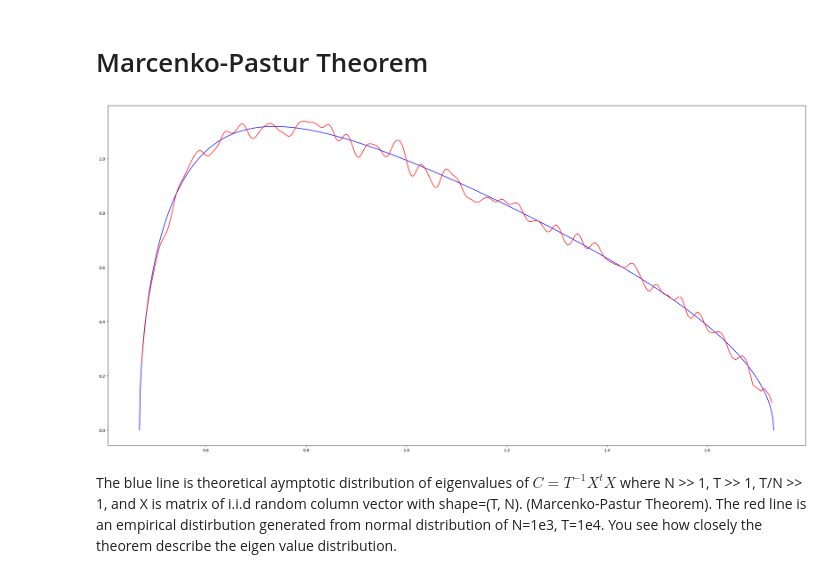
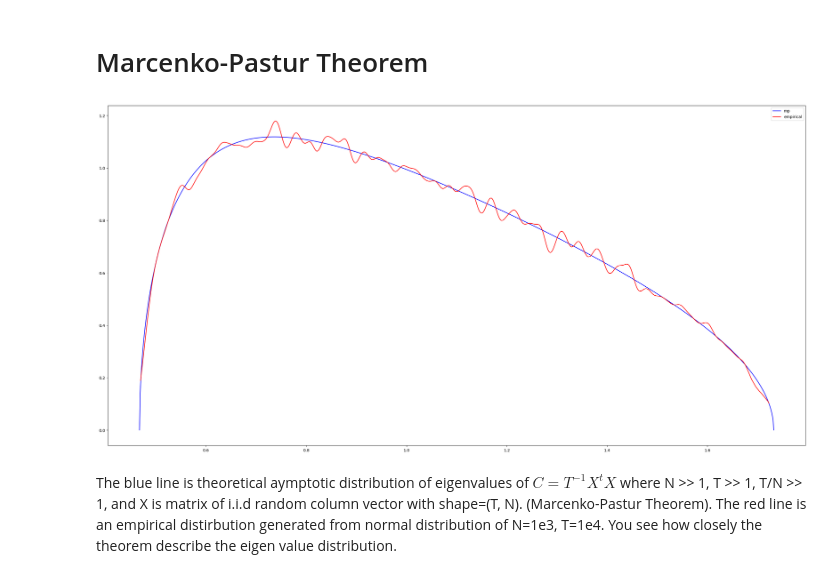
Before and after one commit to jjakimoto/finance_ml, a Jupyter notebook: MLAssetManagers/2. Denoising and Detoning.ipynb, the cells around one changed output. Cells and saved outputs as stored; diff of their text form; code cells hidden in the pictures.

```diff
--- a/MachineLearningForAssetManagers/2. Denoising and Detoning.ipynb
+++ b/MLAssetManagers/2. Denoising and Detoning.ipynb
@@ -10,16 +10,17 @@ import pandas as pd
 # %%
 from finance_ml.denoising import getPCA, mp_pdf, fitKDE
 
 T = 10000
 N = 1000
 x = np.random.normal(size=(T, N))
 e_val0, e_vec0 = getPCA(np.corrcoef(x, rowvar=0))
 pdf0 = mp_pdf(1., q=x.shape[0]/float(x.shape[1]), pts=1000)
 pdf1 = fitKDE(np.diag(e_val0), bwidth=0.01)
-plt.plot(pdf0, color='b');
-plt.plot(pdf1, color='r');
+plt.plot(pdf0, color='b', label='mp');
+plt.plot(pdf1, color='r', label='empirical');
+plt.legend();
 # %% [output]
-[figure, old version]
+[figure, new version]
 # %% [markdown]
 The blue line is theoretical aymptotic distribution of eigenvalues of $C=T^{-1} X^t X$ where N >> 1, T >> 1, T/N >> 1, and X is matrix of i.i.d random column vector with shape=(T, N). (Marcenko-Pastur Theorem). The red line is an empirical distirbution generated from normal distribution of N=1e3, T=1e4. You see how closely the theorem describe the eigen value distribution.
 # %% [markdown]
```
Also changed, not shown: parts of 8 cells of this notebook, 22 other files.
